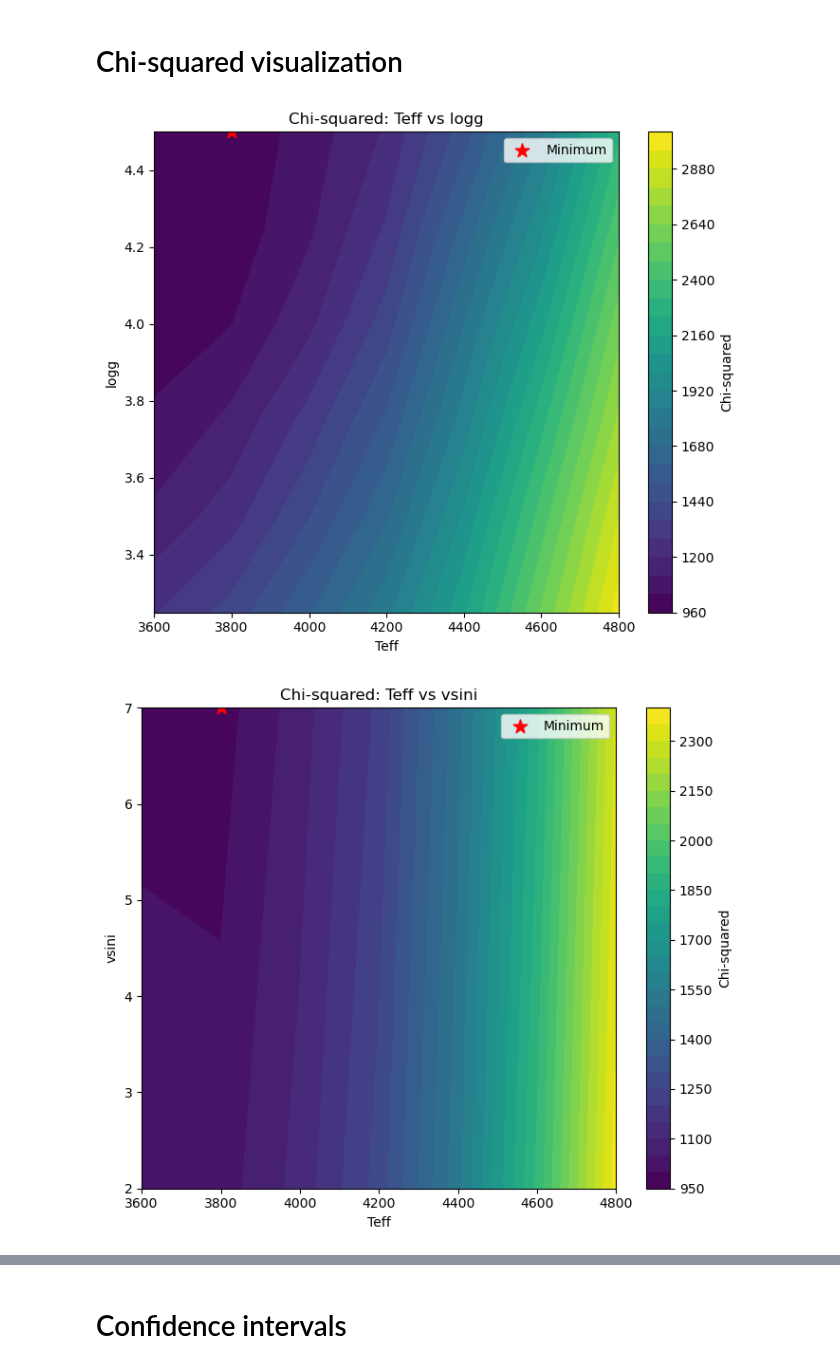
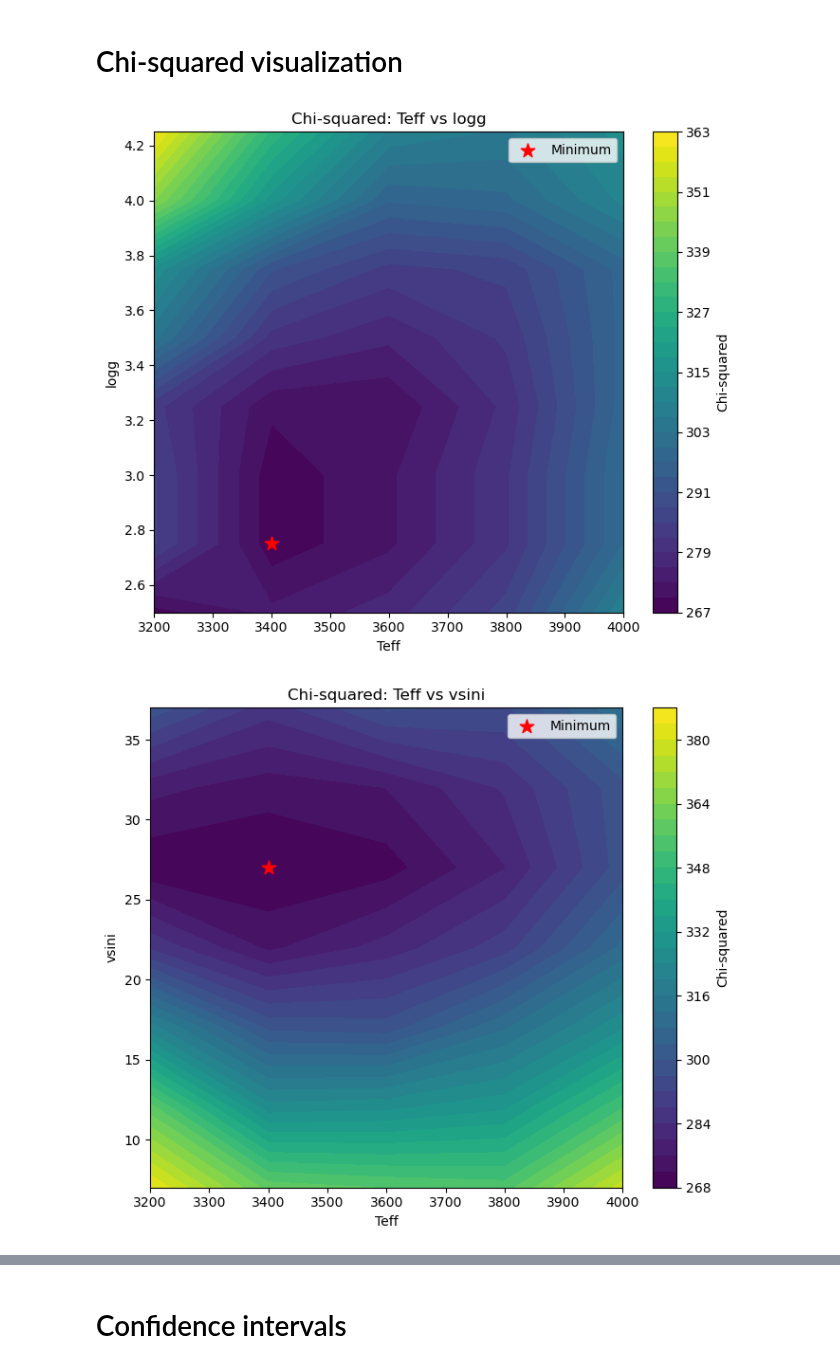
Before and after one commit to christianfloresg/ishell-spectral-fitting, a Jupyter notebook: fit_single_source.ipynb, the cells around one changed output, grey strips where cells are left out. Drawn from its saved outputs; the diff is of its cells as text; code cells hidden in the pictures.

```diff
--- a/fit_single_source.ipynb
+++ b/fit_single_source.ipynb
@@ -16,7 +16,7 @@ from spectrograph_functions import *
 # %% [markdown]
 ## Import normalized spectrum
 # %%
-fname = "data/science/OphIRS63_norm.nspec"
+fname = "data/science/Proplyds/212-557.merged.cleaned.nspec"
 
 # ProplydData is a simple class that stores the data and has some built-in methods
 # to help with data processing
@@ -37,8 +37,8 @@ else:
 # over sampled by 6 pixels per resolution element. We are bring it down to 2 (Nyquist)
 obj.Nyquist_bin_spectrum(N = 3)
 
-# obj.x *= 1  #e4  # convert x-axis to angstroms
-obj.x *= 1e4  # convert x-axis to angstroms
+obj.x *= 1  #e4  # convert x-axis to angstroms
+#obj.x *= 1e4  # convert x-axis to angstroms
 
 plt.figure()
 plt.plot(obj.x, obj.y)
@@ -63,8 +63,9 @@ Then this code finds the doppler shift for each selected region (in pixels), by
 # Visually determine the doppler shift by plotting against a test model
 # and shifting the data to match the model
 
-guess_shift = 6 #+int(5)  # shift in units of array indices
-renormalize_regions= np.array([0.995,0.995,1.0,1.0,1.0,1.0,0.985])
+guess_shift = -6 #+int(5)  # shift in units of array indices
+renormalize_regions= np.array([1.0,1.0,1.01,1.0,1.0,1.0,1.0])
+# 197-427.merged.cleaned [0.995,1.0,1.01,1.01,1.0,1.005,1.0] # rescale 10.
 # fresh array [1.0,1.0,1.0,1.0,1.0,1.0,1.0]
 
 obj_guess_shift = copy.deepcopy(obj)  # make a copy of the data while testing the doppler shift
@@ -78,9 +79,9 @@ fig, axs = plt.subplots(nrows=4, ncols=2, figsize=(10.5,7))
 
 test_teff=3400
 test_logg=3.25
-test_rK=3.0
+test_rK=1.0
 test_B=2.0
-test_vsini=47
+test_vsini=17
 
 
 shifts = automatic_wavelength_shifts_values(obj_guess_shift,Teff=test_teff, logg=test_logg,
@@ -122,6 +123,5 @@ for r, ax in enumerate(axs.reshape(-1)):
 
     obj_auto_shift.doppler_shift_data(-shifts[r])
 
-
 plt.show()
 # %% [output]
@@ -153,11 +153,11 @@ obj.rescale_yerr(1**0.5)
 This cell computes the chi-squared value for every model across the grid. NOTE: The grid search scales as n^5 so it will take a long time if the grid is large!
 # %%
 # Define the range of values for the grid. The sampling is coarse in this example.
-Teff_vals = np.arange(3600, 4801, 200)
-logg_vals = np.arange(3.25, 4.75, 0.25)
+Teff_vals = np.arange(3200, 4001, 200)
+logg_vals = np.arange(2.50, 4.50, 0.25)
 rK_vals = np.arange(0.0, 2.0, 0.2)
-vsini_vals = np.arange(2, 8, 5)
-B_vals = np.arange(0.0, 3.5, 0.5)
+vsini_vals = np.arange(7, 42, 5)
+B_vals = np.arange(0.0, 2.5, 0.5)
 
 # Which wavelength regions should we fit? The regions are defined in the object spectra.MoogStokesModel.region_xlims().
 # For example, setting regions = [0, 1, 2, 4, 5, 6] will skip region 3. This is useful if there are no lines in that
@@ -248,10 +248,10 @@ Reduced chi-square at best fit: 0.984
 # %% [markdown]
 # Chi-squared visualization
 # %%
-plot_chi2_slice(chi2_grid, Teff_vals, logg_vals, 'Teff', 'logg',obj_name=obj.name,)
-plot_chi2_slice(chi2_grid, Teff_vals, vsini_vals, 'Teff', 'vsini',obj_name=obj.name,)
-plot_chi2_slice(chi2_grid, Teff_vals, B_vals, 'Teff', 'B',obj_name=obj.name,)
-plot_chi2_slice(chi2_grid, rK_vals, vsini_vals, 'rK', 'vsini',obj_name=obj.name,)
+plot_chi2_slice(chi2_grid, Teff_vals, logg_vals, 'Teff', 'logg',regions=regions,obj_name=obj.name)
+plot_chi2_slice(chi2_grid, Teff_vals, vsini_vals, 'Teff', 'vsini',regions=regions,obj_name=obj.name)
+plot_chi2_slice(chi2_grid, Teff_vals, B_vals, 'Teff', 'B',regions=regions,obj_name=obj.name)
+plot_chi2_slice(chi2_grid, rK_vals, vsini_vals, 'rK', 'vsini',regions=regions,obj_name=obj.name)
 # %% [output]
-[figure, old version]
+[figure, new version]
-[figure, old version]
+[figure, new version]
```
Also changed, not shown: parts of 11 cells of this notebook, 3 other files.
